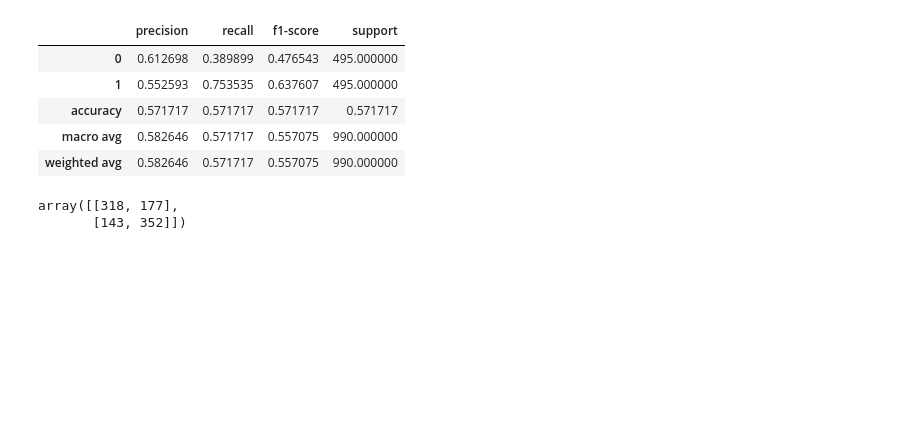
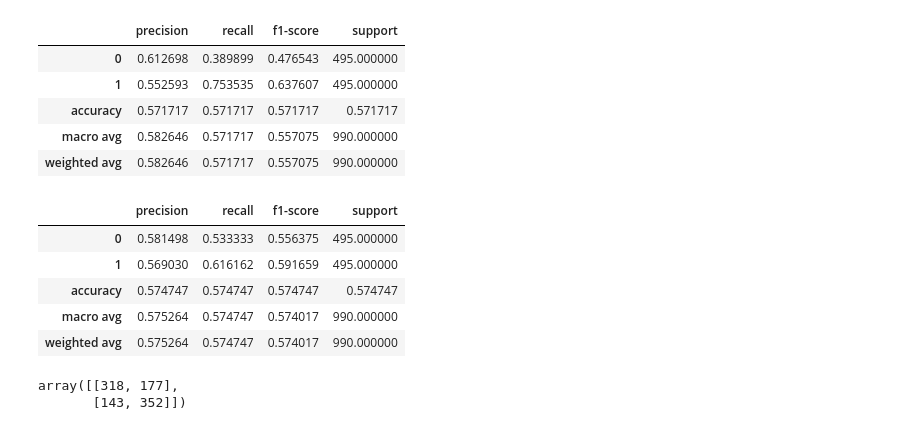
Before and after one commit to hrobjarturh/nlptasks, a Jupyter notebook: notebooks/knud-temp/task4.ipynb, the cells around one changed output. Cells and saved outputs as stored; diff of their text form; code cells hidden in the pictures; blank space fills up the shorter version.

```diff
--- a/notebooks/knud-temp/task4.ipynb
+++ b/notebooks/knud-temp/task4.ipynb
@@ -415,6 +405,30 @@ eng_biLSTM_meta_preds = np.array([
        0, 1, 1, 1, 1, 0, 1, 1, 1, 1, 0, 0, 1, 0, 0, 1, 0, 1, 1, 1, 0, 1, 0, 1, 1, 0, 0, 1, 0, 1, 1, 1, 1, 1, 1, 1, 0, 1, 1, 1, 0, 1, 1, 1,
        1, 1, 1, 1, 1, 1, 1, 1, 1, 1, 0, 1, 0, 1, 1, 1, 1, 0, 0, 0, 1, 1, 1, 0, 0, 0, 0, 1, 1, 1, 0, 1, 1, 0, 1, 0, 1, 0, 1, 1, 1, 1, 1, 1,
        0, 1, 1, 1, 0, 1, 1, 1, 0, 1, 0, 0, 1, 1, 0, 1, 1, 1, 1, 0, 1, 1])
+# %%
+eng_biLSTM_preds = np.array([0, 0, 1, 0, 0, 1, 1, 1, 1, 1, 0, 1, 1, 1, 1, 1, 1, 1, 0, 1, 1, 1, 1, 0, 1, 0, 0, 0, 0, 1, 0, 0, 0, 1, 0, 1, 1, 1, 1, 1, 1, 1, 0, 0,
+       1, 0, 0, 1, 1, 1, 1, 0, 0, 1, 1, 1, 1, 1, 1, 0, 0, 0, 1, 1, 1, 0, 1, 1, 1, 0, 0, 1, 0, 0, 0, 1, 0, 1, 0, 1, 0, 0, 0, 1, 1, 0, 1, 1,
+       0, 1, 1, 1, 0, 1, 0, 1, 0, 1, 1, 0, 1, 1, 0, 1, 1, 1, 1, 1, 1, 1, 1, 1, 0, 1, 0, 1, 1, 1, 1, 0, 1, 0, 1, 1, 0, 1, 1, 0, 1, 0, 1, 0,
+       0, 1, 1, 1, 0, 1, 0, 1, 1, 0, 0, 1, 1, 1, 0, 1, 1, 0, 1, 1, 0, 1, 0, 1, 0, 0, 0, 1, 1, 0, 0, 1, 1, 0, 1, 1, 1, 1, 0, 1, 0, 0, 1, 1,
+       0, 0, 1, 0, 0, 1, 0, 1, 1, 0, 0, 0, 1, 0, 0, 0, 0, 1, 0, 1, 0, 0, 0, 1, 0, 0, 1, 0, 0, 0, 1, 0, 1, 1, 1, 1, 1, 0, 1, 0, 0, 1, 0, 0,
+       0, 1, 1, 1, 0, 0, 1, 1, 0, 0, 1, 1, 1, 1, 1, 0, 1, 0, 0, 1, 0, 1, 1, 1, 0, 0, 1, 1, 0, 0, 0, 0, 0, 0, 1, 1, 0, 1, 1, 1, 1, 0, 1, 1,
+       1, 1, 0, 1, 1, 0, 1, 0, 0, 1, 0, 1, 1, 1, 0, 1, 1, 1, 1, 1, 1, 0, 1, 1, 1, 1, 1, 0, 1, 0, 1, 1, 1, 1, 1, 0, 1, 1, 1, 1, 1, 1, 0, 1,
+       1, 1, 0, 0, 0, 0, 0, 1, 1, 1, 0, 1, 1, 0, 0, 0, 1, 0, 1, 1, 1, 1, 1, 1, 1, 1, 1, 0, 0, 1, 1, 1, 0, 1, 1, 0, 0, 0, 1, 1, 0, 1, 0, 0,
+       1, 1, 1, 1, 1, 0, 0, 0, 0, 1, 0, 1, 1, 1, 0, 0, 1, 0, 1, 1, 0, 0, 0, 1, 1, 1, 1, 1, 1, 1, 0, 1, 1, 1, 1, 1, 0, 0, 1, 0, 0, 1, 1, 1,
+       1, 0, 0, 1, 1, 1, 0, 1, 1, 1, 1, 1, 0, 0, 0, 1, 0, 1, 1, 1, 0, 1, 1, 0, 0, 1, 1, 0, 1, 1, 0, 1, 1, 0, 1, 1, 1, 0, 1, 1, 1, 1, 1, 0,
+       1, 0, 1, 0, 1, 1, 1, 0, 1, 0, 0, 1, 1, 0, 1, 1, 1, 1, 1, 0, 1, 1, 1, 1, 1, 1, 0, 1, 0, 1, 1, 0, 0, 0, 1, 1, 1, 1, 1, 1, 1, 1, 1, 1,
+       1, 0, 1, 1, 1, 1, 1, 0, 1, 1, 0, 0, 1, 1, 0, 1, 0, 1, 1, 0, 1, 0, 0, 1, 1, 1, 0, 0, 0, 1, 1, 0, 0, 1, 0, 1, 0, 0, 1, 0, 0, 1, 0, 0,
+       1, 1, 0, 1, 0, 0, 0, 1, 1, 0, 1, 1, 1, 0, 0, 1, 0, 0, 1, 0, 0, 1, 0, 1, 1, 0, 1, 1, 0, 0, 0, 1, 1, 1, 0, 0, 0, 1, 0, 1, 0, 1, 0, 1,
+       1, 0, 1, 0, 1, 0, 0, 1, 0, 1, 1, 0, 1, 1, 1, 1, 1, 1, 0, 1, 0, 1, 1, 1, 1, 1, 1, 0, 1, 0, 0, 1, 1, 0, 0, 1, 1, 0, 1, 1, 0, 1, 1, 0,
+       0, 1, 0, 0, 1, 1, 0, 0, 1, 1, 1, 0, 1, 0, 0, 0, 0, 0, 1, 1, 0, 0, 0, 0, 0, 1, 1, 0, 0, 0, 0, 1, 0, 0, 1, 1, 1, 0, 1, 1, 1, 1, 1, 1,
+       1, 0, 1, 0, 0, 0, 1, 1, 0, 0, 1, 0, 0, 0, 1, 1, 1, 1, 0, 0, 0, 1, 1, 0, 1, 1, 0, 0, 1, 1, 0, 0, 0, 0, 0, 1, 0, 1, 1, 1, 0, 0, 0, 0,
+       0, 1, 0, 0, 0, 0, 0, 1, 1, 1, 0, 1, 0, 0, 1, 1, 1, 0, 0, 0, 1, 0, 1, 0, 0, 0, 0, 0, 0, 0, 1, 0, 1, 1, 1, 1, 1, 1, 1, 0, 1, 0, 0, 1,
+       0, 0, 0, 1, 1, 0, 0, 1, 1, 0, 1, 0, 1, 0, 1, 1, 0, 0, 1, 1, 0, 0, 0, 1, 0, 0, 0, 1, 1, 0, 0, 1, 1, 1, 0, 1, 0, 0, 0, 1, 1, 1, 0, 0,
+       0, 0, 0, 0, 1, 0, 0, 1, 0, 1, 0, 0, 0, 1, 1, 1, 1, 0, 1, 1, 0, 1, 1, 0, 1, 1, 0, 0, 0, 1, 1, 0, 0, 0, 0, 1, 0, 0, 0, 0, 0, 1, 1, 1,
+       0, 0, 0, 0, 1, 0, 0, 1, 0, 1, 1, 0, 0, 0, 0, 0, 1, 0, 0, 1, 1, 1, 0, 0, 0, 0, 0, 0, 0, 0, 1, 1, 1, 0, 1, 1, 1, 1, 0, 0, 0, 0, 1, 1,
+       0, 1, 1, 1, 1, 1, 0, 1, 1, 0, 0, 0, 0, 1, 0, 0, 0, 1, 1, 0, 1, 1, 1, 1, 0, 0, 0, 1, 0, 0, 1, 1, 1, 0, 0, 0, 1, 0, 0, 1, 0, 0, 1, 1,
+       0, 1, 1, 0, 1, 0, 0, 1, 0, 1, 0, 0, 0, 0, 1, 0, 1, 0, 0, 0, 1, 1, 1, 0, 0, 0, 0, 0, 1, 1, 1, 1, 0, 0, 0, 0, 0, 0, 1, 0, 1, 1, 0, 1,
+       1, 0, 1, 0, 0, 1, 0, 1, 0, 1, 0, 0, 0, 1, 0, 0, 1, 1, 1, 0, 0, 1])
 # %%
 loaded_model.predict(features_valid)
 # %% [output]
@@ -453,6 +467,17 @@ pd.DataFrame(report).transpose()
 | accuracy | 0.571717 | 0.571717 | 0.571717 | 0.571717 |
 | macro avg | 0.582646 | 0.571717 | 0.557075 | 990.000000 |
 | weighted avg | 0.582646 | 0.571717 | 0.557075 | 990.000000 |
+# %%
+# English bi-LSTM model without meta-features
+report = classification_report(y_valid, eng_biLSTM_preds, output_dict=True)
+pd.DataFrame(report).transpose()
+# %% [output]
+|  | precision | recall | f1-score | support |
+| 0 | 0.581498 | 0.533333 | 0.556375 | 495.000000 |
+| 1 | 0.569030 | 0.616162 | 0.591659 | 495.000000 |
+| accuracy | 0.574747 | 0.574747 | 0.574747 | 0.574747 |
+| macro avg | 0.575264 | 0.574747 | 0.574017 | 990.000000 |
+| weighted avg | 0.575264 | 0.574747 | 0.574017 | 990.000000 |
 # %%
 confusion_matrix(val_set['labels'], preds_valid_tfidf)
 # %% [output]
```
Also changed, not shown: parts of 2 cells of this notebook, 1 other file.
